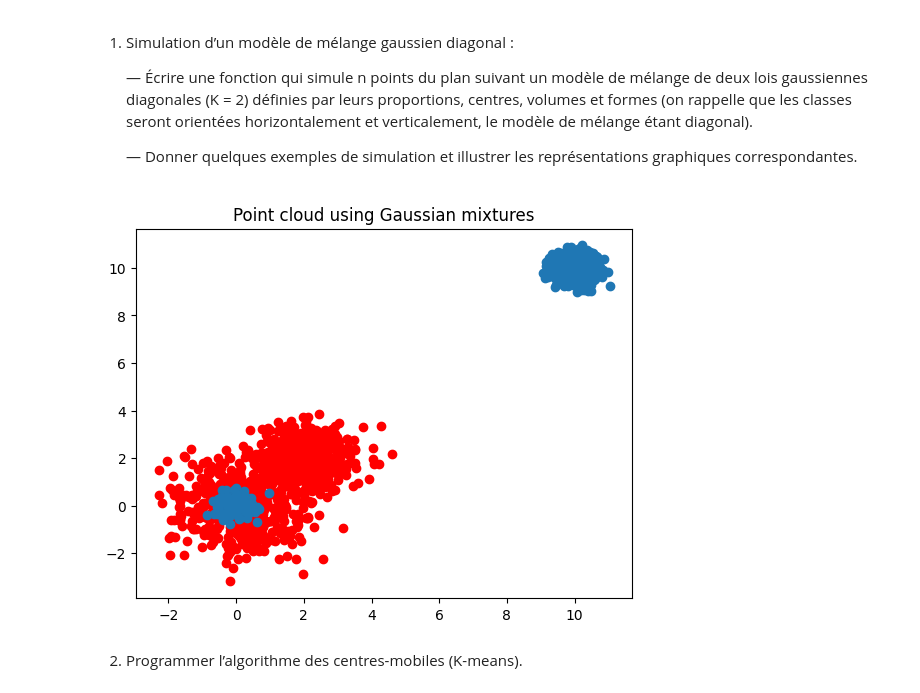
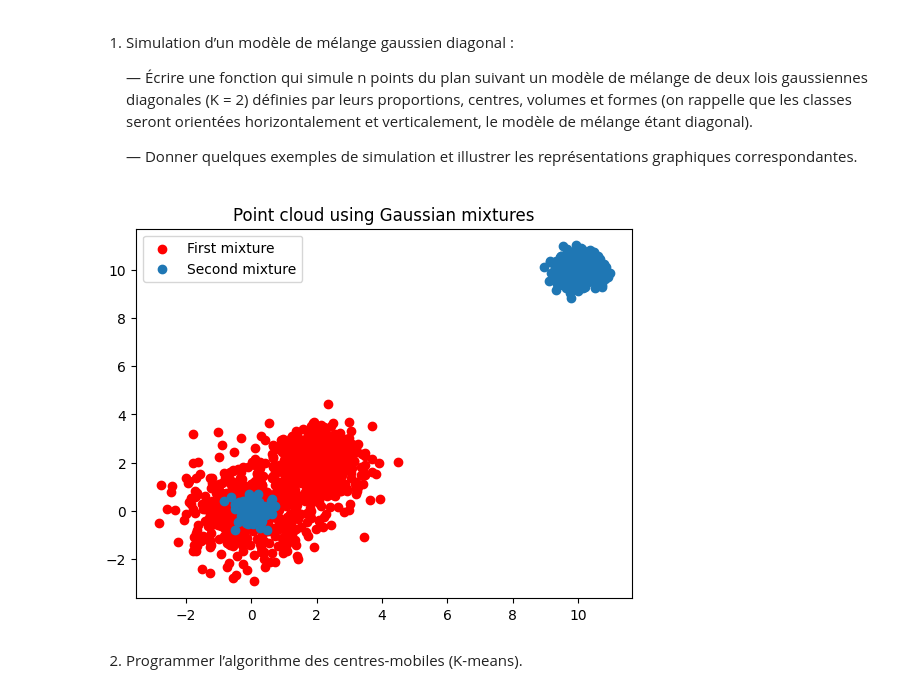
Before and after one commit to kerrianlc/kernel-regressors, a Jupyter notebook: tp3/tp3.ipynb, the cells around one changed output. Drawn from its saved outputs; the diff is of its cells as text; code cells hidden in the pictures.

```diff
--- a/tp3/tp3.ipynb
+++ b/tp3/tp3.ipynb
@@ -32,16 +32,17 @@ def generate_points(n, pi, mu, sigma):
 def plot_points(ax, points, **kwargs):
     ax.scatter(points[:, 0], points[:, 1], **kwargs)
     ax.set_title("Point cloud using Gaussian mixtures")
+    ax.legend()
 # %%
 points = generate_points(1000, 0.1, [[0, 0], [10, 10]], [[[0.1, 0], [0, 0.1]], [[0.1, 0], [0, 0.1]]])
 points1 = generate_points(1000, 0.5, [[0, 0], [2, 2]], [[[1, 0], [0, 1]], [[0.5, 0], [0, 0.5]]])
 # %%
 _, ax = plt.subplots()
 
-plot_points(ax, points1, color="red")
-plot_points(ax, points)
+plot_points(ax, points1, color="red", label="First mixture")
+plot_points(ax, points, label="Second mixture")
 # %% [output]
-[figure, old version]
+[figure, new version]
 # %% [markdown]
 2. Programmer l’algorithme des centres-mobiles (K-means).
 # %%
```
Also changed, not shown: parts of 6 cells of this notebook.
